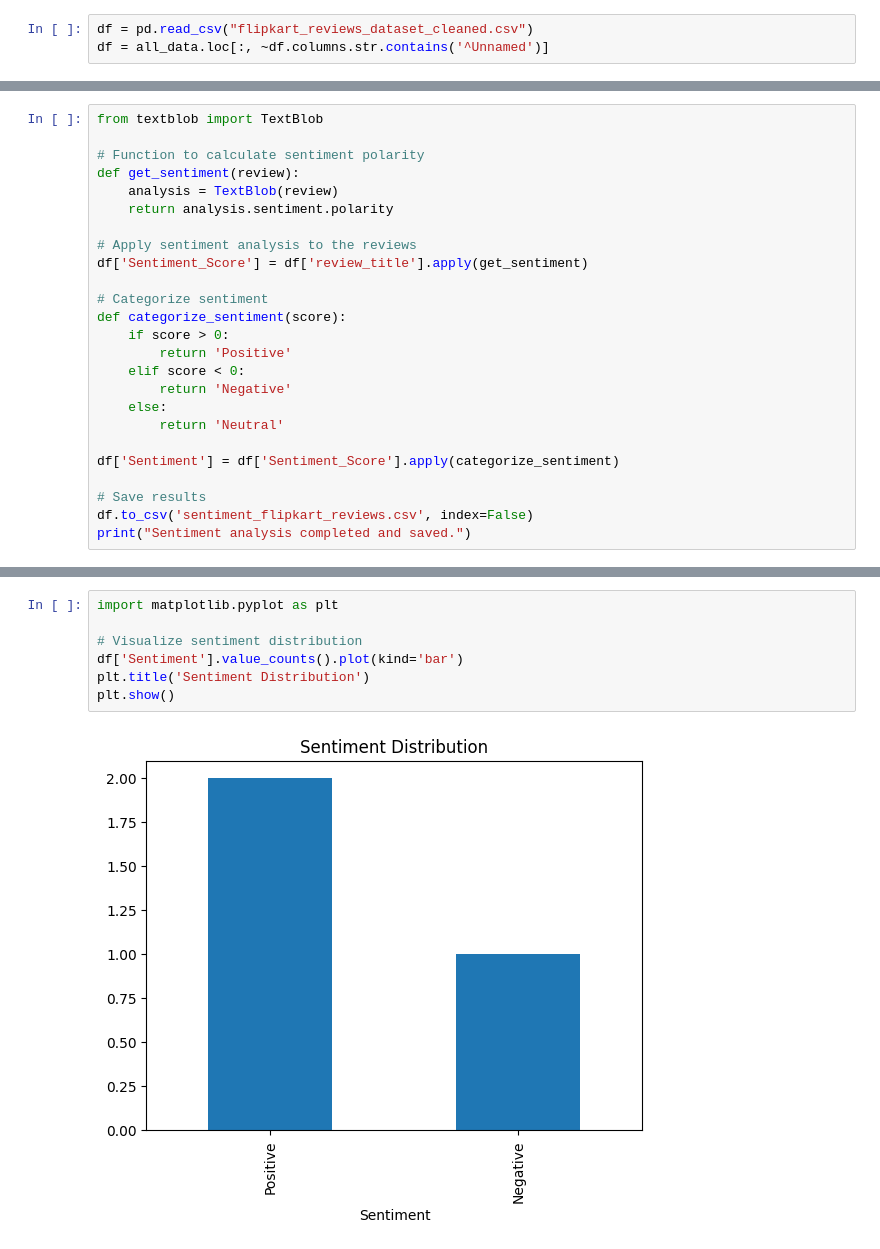
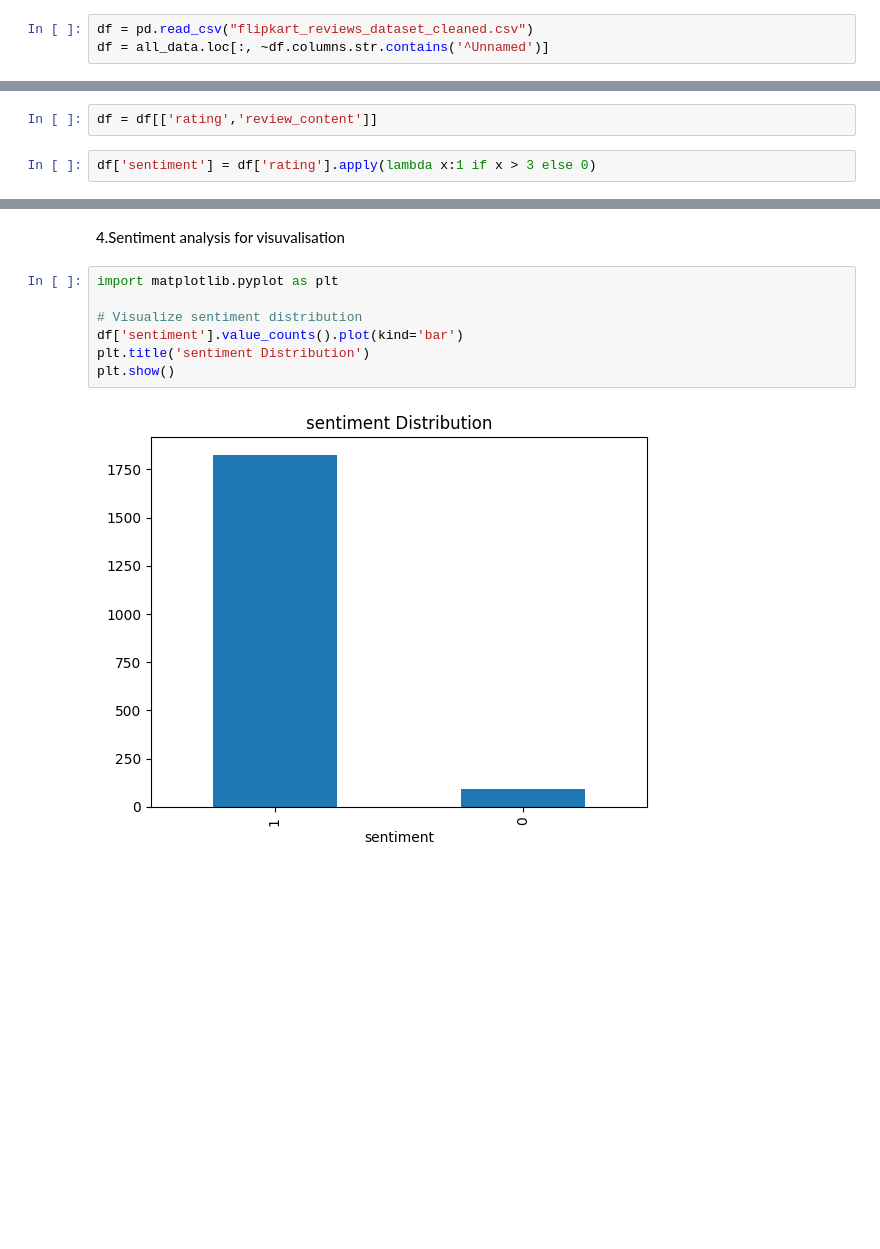
Before and after one commit to Ananthu1906/Final_Project_Guvi, a Jupyter notebook: webscrap.ipynb, the cells around one changed output, grey strips where cells are left out. Drawn from its saved outputs; the diff is of its cells as text; blank space fills up the shorter version.

```diff
--- a/webscrap.ipynb
+++ b/webscrap.ipynb
@@ -486,25 +391,0 @@ Note: you may need to restart the kernel to use updated packages.
-# %%
-from textblob import TextBlob
-
-# Function to calculate sentiment polarity
-def get_sentiment(review):
-    analysis = TextBlob(review)
-    return analysis.sentiment.polarity
-
-# Apply sentiment analysis to the reviews
-df['Sentiment_Score'] = df['review_title'].apply(get_sentiment)
-
-# Categorize sentiment
-def categorize_sentiment(score):
-    if score > 0:
-        return 'Positive'
-    elif score < 0:
-        return 'Negative'
-    else:
-        return 'Neutral'
-
-df['Sentiment'] = df['Sentiment_Score'].apply(categorize_sentiment)
-
-# Save results
-df.to_csv('sentiment_flipkart_reviews.csv', index=False)
-print("Sentiment analysis completed and saved.")
@@ -512,0 +392,4 @@ Sentiment analysis completed and saved.
+# %%
+df = df[['rating','review_content']]
+# %%
+df['sentiment'] = df['rating'].apply(lambda x:1 if x > 3 else 0)
@@ -661,9 +505,11 @@ ImportError: cannot import name 'RateLimitError' from 'langchain_core.language_m
+# %% [markdown]
+4.Sentiment analysis for visuvalisation
 # %%
 import matplotlib.pyplot as plt
 
 # Visualize sentiment distribution
-df['Sentiment'].value_counts().plot(kind='bar')
-plt.title('Sentiment Distribution')
+df['sentiment'].value_counts().plot(kind='bar')
+plt.title('sentiment Distribution')
 plt.show()
 # %% [output]
-[figure, old version]
+[figure, new version]
```
Also changed, not shown: parts of 18 cells of this notebook, 4 other files.
